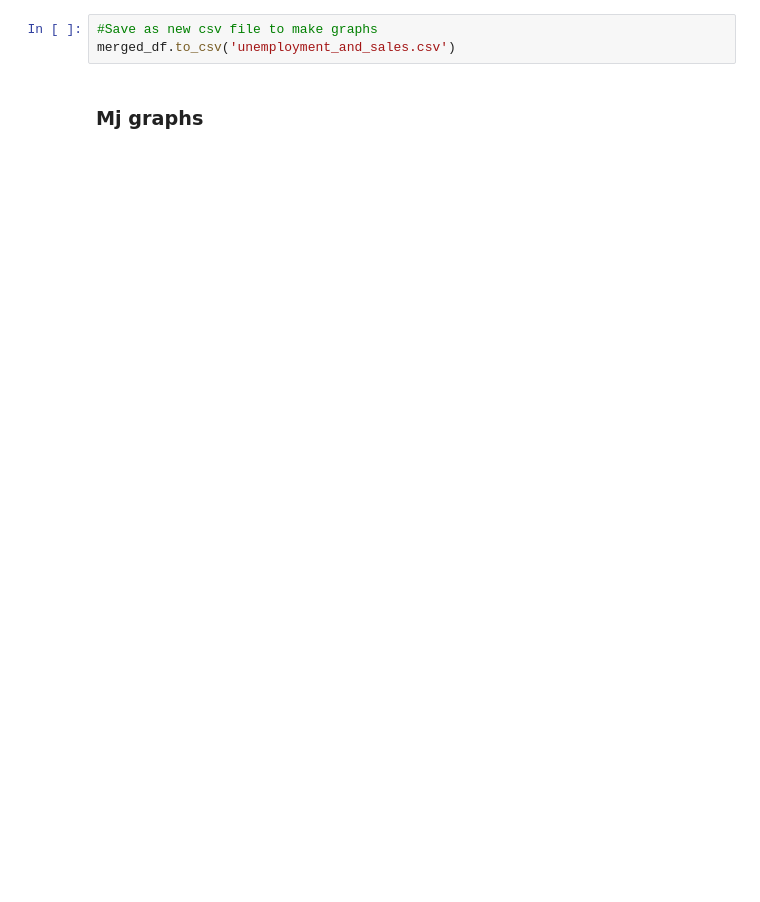
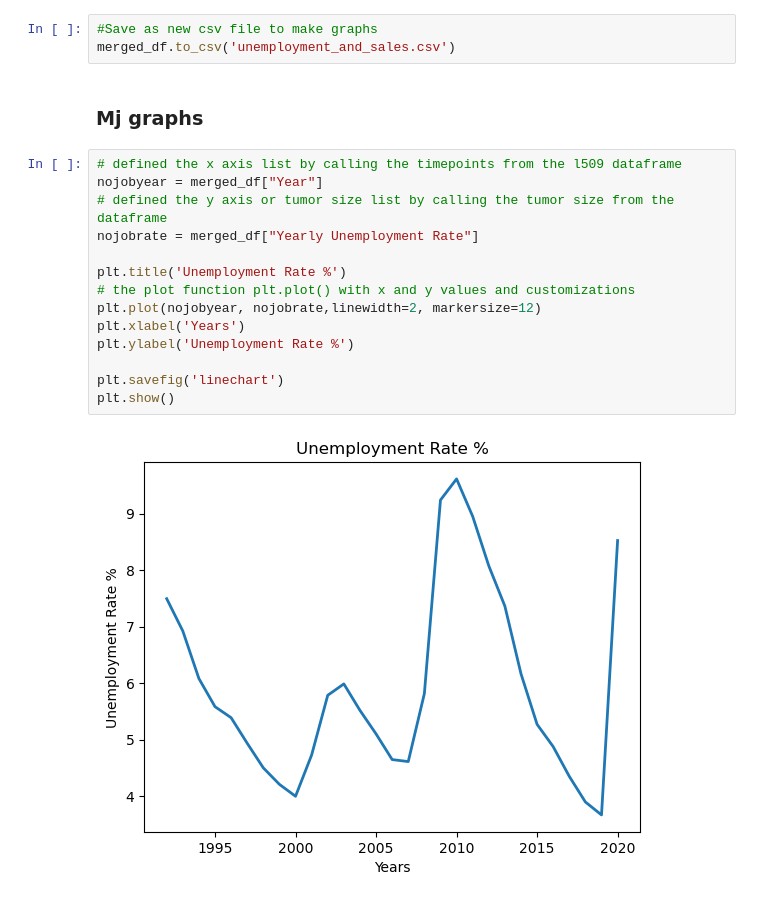
Before and after one commit to nikatnguyen/demo-github, a Jupyter notebook: new_dataframe.ipynb, the cells around one changed output. Saved outputs shown, nothing was run; the diff lists cells and outputs as text; blank space fills up the shorter version.

Commit message:
Unemployment rate line graph

```diff
--- a/new_dataframe.ipynb
+++ b/new_dataframe.ipynb
@@ -123,3 +123,19 @@ merged_df
 merged_df.to_csv('unemployment_and_sales.csv')
 # %% [markdown]
 ### Mj graphs
+# %%
+# defined the x axis list by calling the timepoints from the l509 dataframe
+nojobyear = merged_df["Year"]
+# defined the y axis or tumor size list by calling the tumor size from the dataframe
+nojobrate = merged_df["Yearly Unemployment Rate"]
+
+plt.title('Unemployment Rate %')
+# the plot function plt.plot() with x and y values and customizations
+plt.plot(nojobyear, nojobrate,linewidth=2, markersize=12)
+plt.xlabel('Years')
+plt.ylabel('Unemployment Rate %')
+
+plt.savefig('linechart')
+plt.show()
+# %% [output]
+[figure, added]
```
Also changed, not shown: parts of 2 cells of this notebook, 1 other file.
